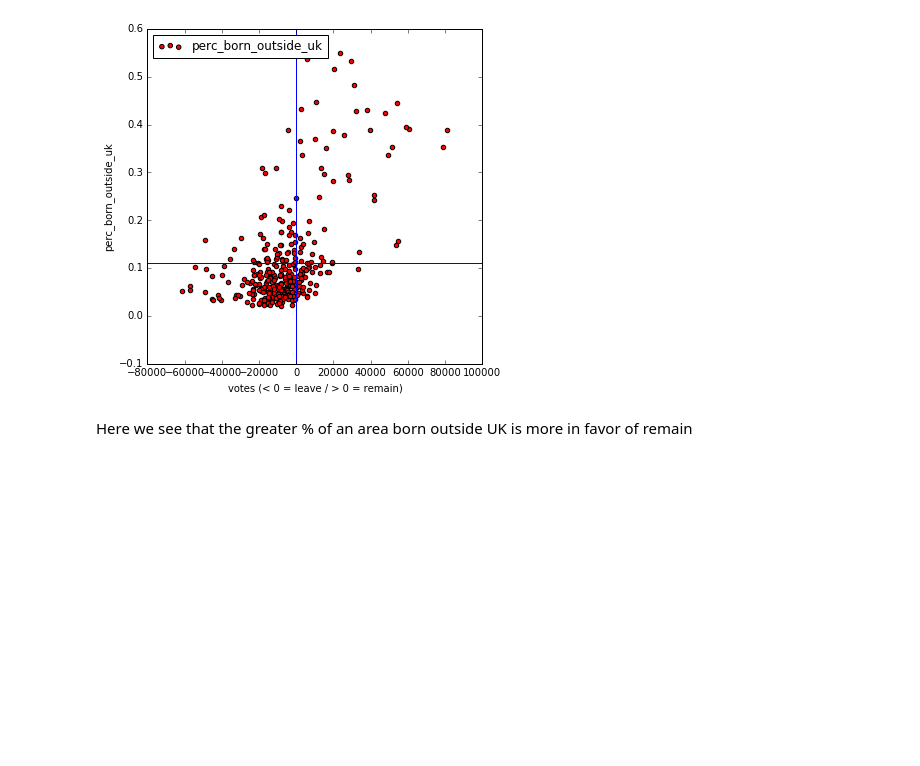
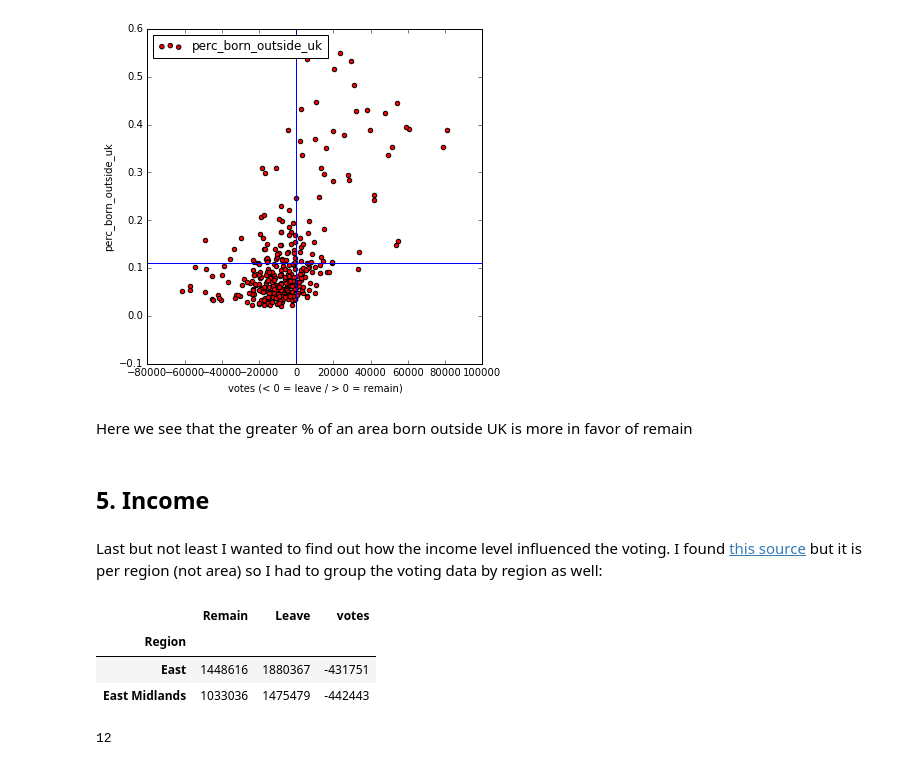
Before and after one commit to bbelderbos/brexit-pandas, a Jupyter notebook: brexit_demographics.ipynb, the cells around one changed output. Drawn from its saved outputs; the diff is of its cells as text; code cells hidden in the pictures; blank space fills up the shorter version.

```diff
--- a/brexit_demographics.ipynb
+++ b/brexit_demographics.ipynb
@@ -137,3 +137,19 @@ showplot(data, "perc_born_outside_uk")
 [figure]
 # %% [markdown]
 Here we see that the greater % of an area born outside UK is more in favor of remain
+# %% [markdown]
+## 5. Income
+# %% [markdown]
+Last but not least I wanted to find out how the income level influenced the voting. I found [this source](https://www.gov.uk/government/statistics/income-and-tax-by-county-and-region-2010-to-2011) but it is per region (not area) so I had to group the voting data by region as well:
+# %%
+votes_region = votes_org.groupby("Region").sum()
+votes_region.head(2)
+# %% [output]
+|  | Remain | Leave | votes |
+| Region |  |  |  |
+| East | 1448616 | 1880367 | -431751 |
+| East Midlands | 1033036 | 1475479 | -442443 |
+# %%
+len(votes_region)
+# %% [output]
+12
```
Also changed, not shown: parts of 9 cells of this notebook.
